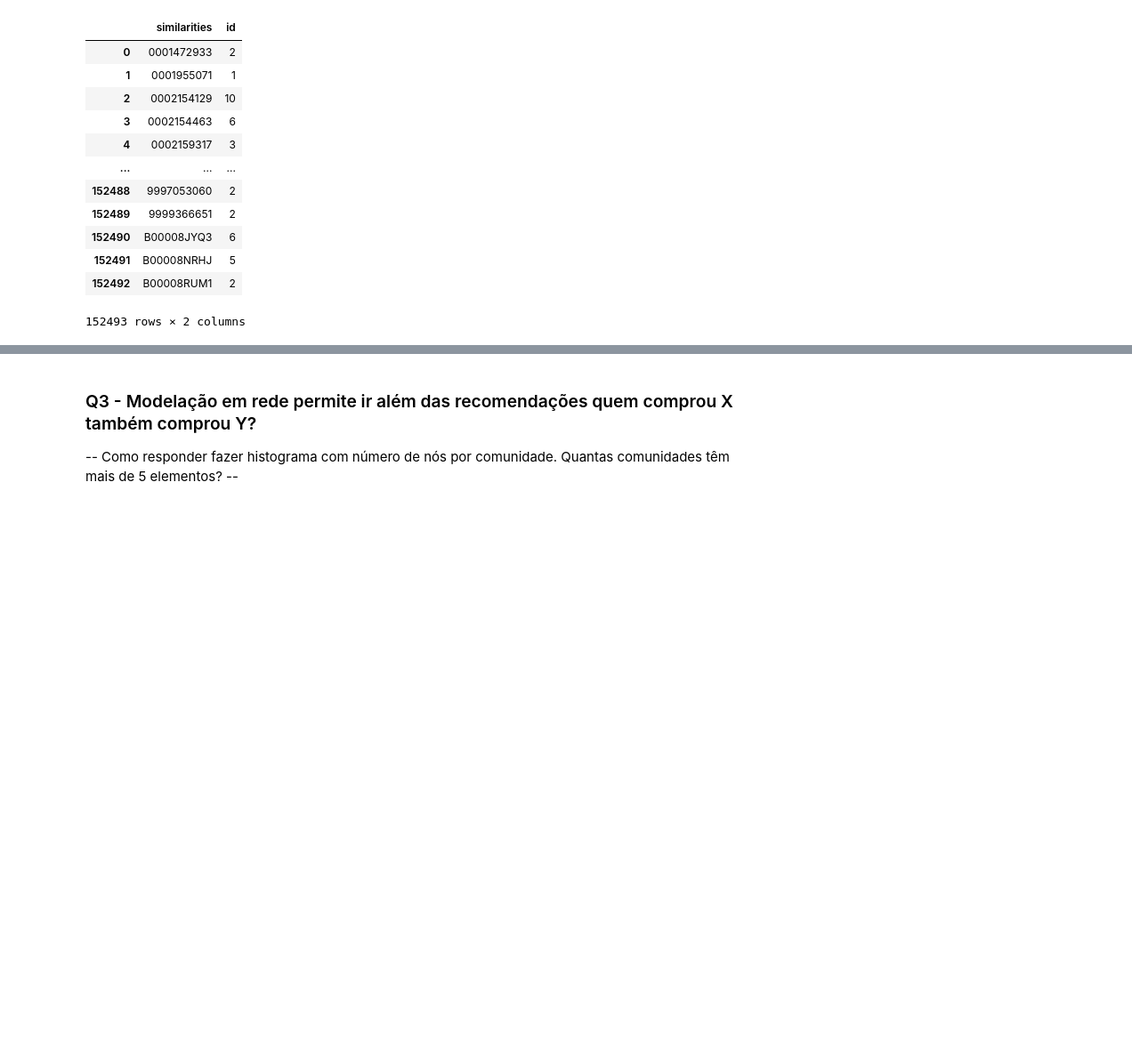
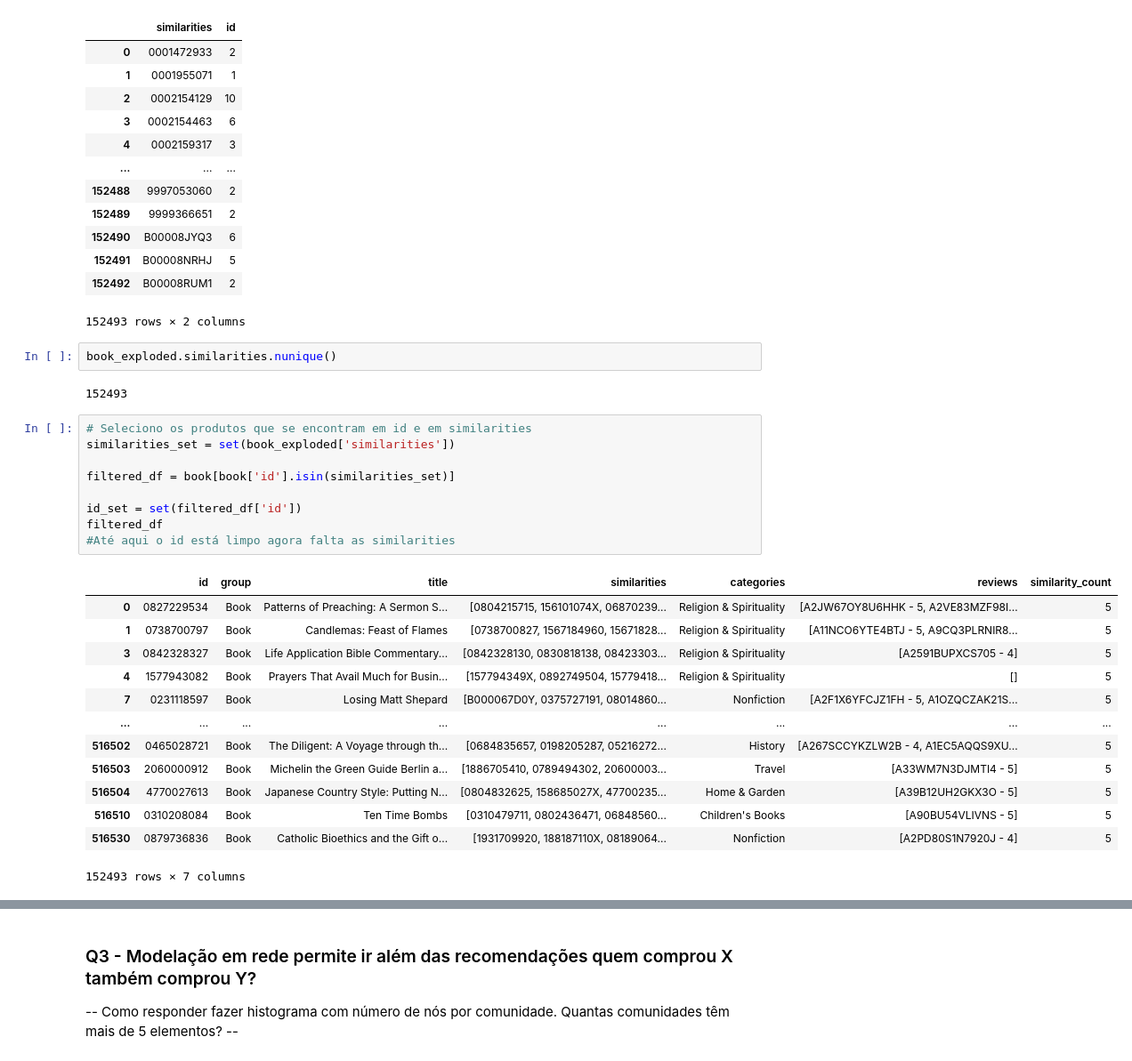
Before and after one commit to DEISI-ULHT-TFC-2023-24/TFC-DEISI88-CoBuyPatterns, a Jupyter notebook: TFC - revision.ipynb, the cells around one changed output, grey strips where cells are left out. Shown at 89% size. Cells and saved outputs as stored; diff of their text form; blank space fills up the shorter version.

```diff
--- a/TFC - revision.ipynb
+++ b/TFC - revision.ipynb
@@ -775,3 +781,30 @@ count_ids_by_similarities
 | 152491 | B00008NRHJ | 5 |
 | 152492 | B00008RUM1 | 2 |
 152493 rows × 2 columns
+# %%
+book_exploded.similarities.nunique()
+# %% [output]
+152493
+# %%
+# Seleciono os produtos que se encontram em id e em similarities
+similarities_set = set(book_exploded['similarities'])
+
+filtered_df = book[book['id'].isin(similarities_set)]
+
+id_set = set(filtered_df['id'])
+filtered_df
+#Até aqui o id está limpo agora falta as similarities
+# %% [output]
+|  | id | group | title | similarities | categories | reviews | similarity_count |
+| 0 | 0827229534 | Book | Patterns of Preaching: A Sermon S... | [0804215715, 156101074X, 06870239... | Religion & Spirituality | [A2JW67OY8U6HHK - 5, A2VE83MZF98I... | 5 |
+| 1 | 0738700797 | Book | Candlemas: Feast of Flames | [0738700827, 1567184960, 15671828... | Religion & Spirituality | [A11NCO6YTE4BTJ - 5, A9CQ3PLRNIR8... | 5 |
+| 3 | 0842328327 | Book | Life Application Bible Commentary... | [0842328130, 0830818138, 08423303... | Religion & Spirituality | [A2591BUPXCS705 - 4] | 5 |
+| 4 | 1577943082 | Book | Prayers That Avail Much for Busin... | [157794349X, 0892749504, 15779418... | Religion & Spirituality | [] | 5 |
+| 7 | 0231118597 | Book | Losing Matt Shepard | [B000067D0Y, 0375727191, 08014860... | Nonfiction | [A2F1X6YFCJZ1FH - 5, A1OZQCZAK21S... | 5 |
+| ... | ... | ... | ... | ... | ... | ... | ... |
+| 516502 | 0465028721 | Book | The Diligent: A Voyage through th... | [0684835657, 0198205287, 05216272... | History | [A267SCCYKZLW2B - 4, A1EC5AQQS9XU... | 5 |
+| 516503 | 2060000912 | Book | Michelin the Green Guide Berlin a... | [1886705410, 0789494302, 20600003... | Travel | [A33WM7N3DJMTI4 - 5] | 5 |
+| 516504 | 4770027613 | Book | Japanese Country Style: Putting N... | [0804832625, 158685027X, 47700235... | Home & Garden | [A39B12UH2GKX3O - 5] | 5 |
+| 516510 | 0310208084 | Book | Ten Time Bombs | [0310479711, 0802436471, 06848560... | Children's Books | [A90BU54VLIVNS - 5] | 5 |
+| 516530 | 0879736836 | Book | Catholic Bioethics and the Gift o... | [1931709920, 188187110X, 08189064... | Nonfiction | [A2PD80S1N7920J - 4] | 5 |
+152493 rows × 7 columns
```
Also changed, not shown: parts of 11 cells of this notebook, 1 other file.
